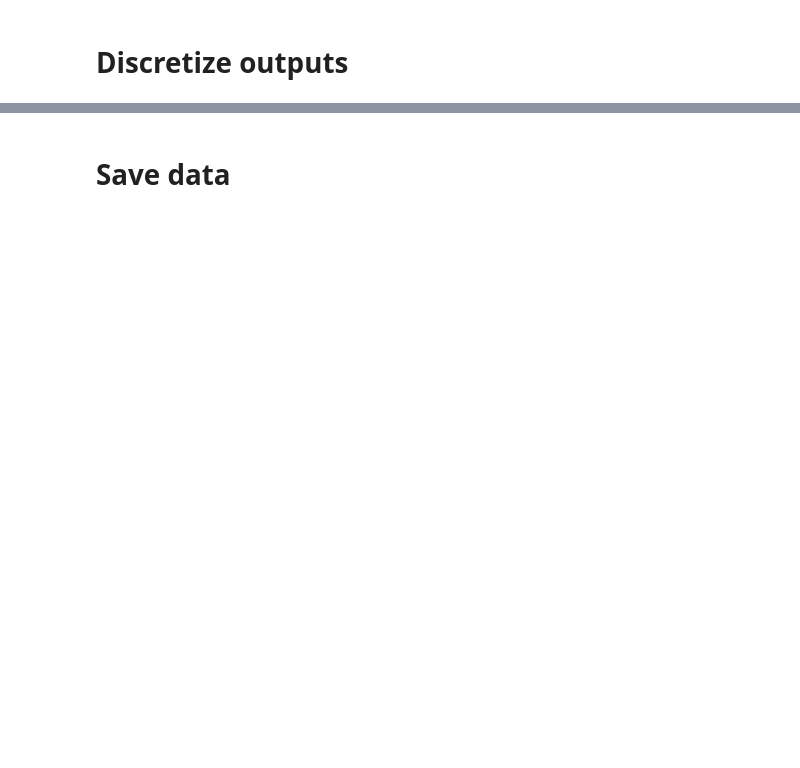
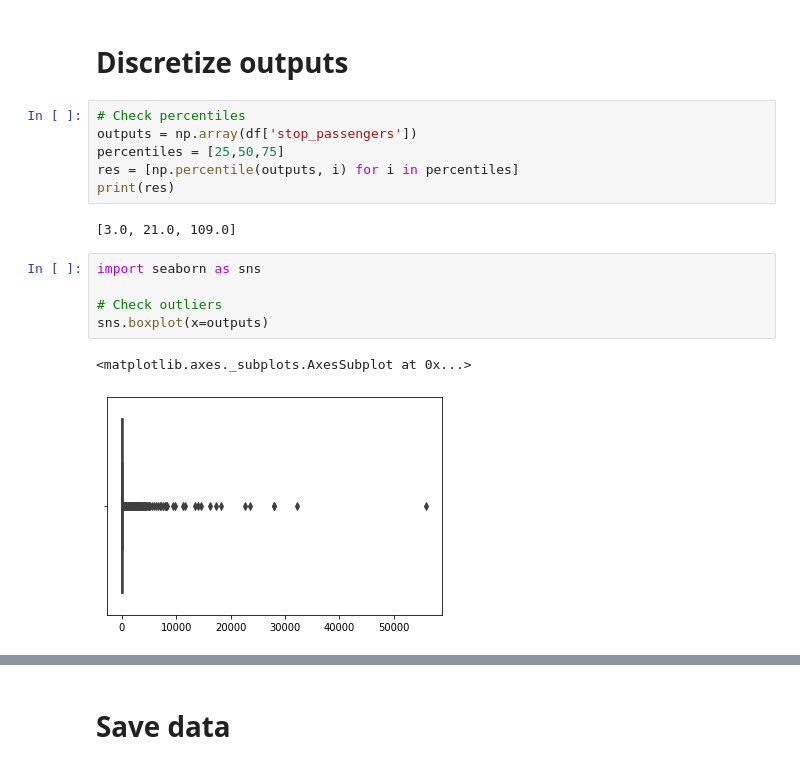
Before and after one commit to ant-louis/junction-hackathon, a Jupyter notebook: Crowd_predicting/process_data.ipynb, the cells around one changed output, grey strips where cells are left out. Saved outputs shown, nothing was run; the diff lists cells and outputs as text; blank space fills up the shorter version.

```diff
--- a/Crowd_predicting/process_data.ipynb
+++ b/Crowd_predicting/process_data.ipynb
@@ -178,2 +200,18 @@ plt.show()
 # %% [markdown]
 # Discretize outputs
+# %%
+# Check percentiles
+outputs = np.array(df['stop_passengers'])
+percentiles = [25,50,75]
+res = [np.percentile(outputs, i) for i in percentiles]
+print(res)
+# %% [output]
+[3.0, 21.0, 109.0]
+# %%
+import seaborn as sns
+
+# Check outliers
+sns.boxplot(x=outputs)
+# %% [output]
+<matplotlib.axes._subplots.AxesSubplot at 0x...>
+[figure, added]
```
Also changed, not shown: parts of 7 cells of this notebook, 9 other files.
